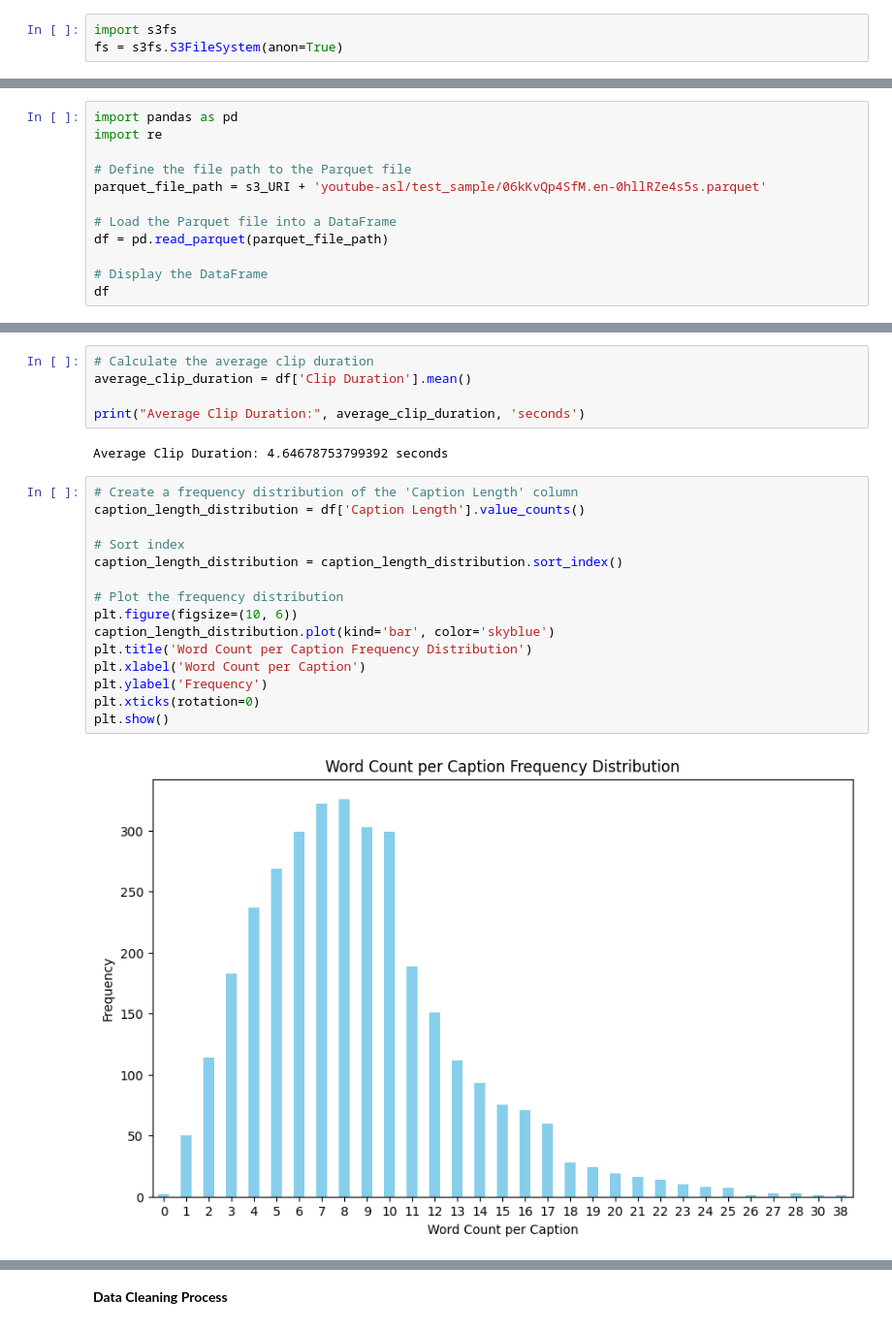
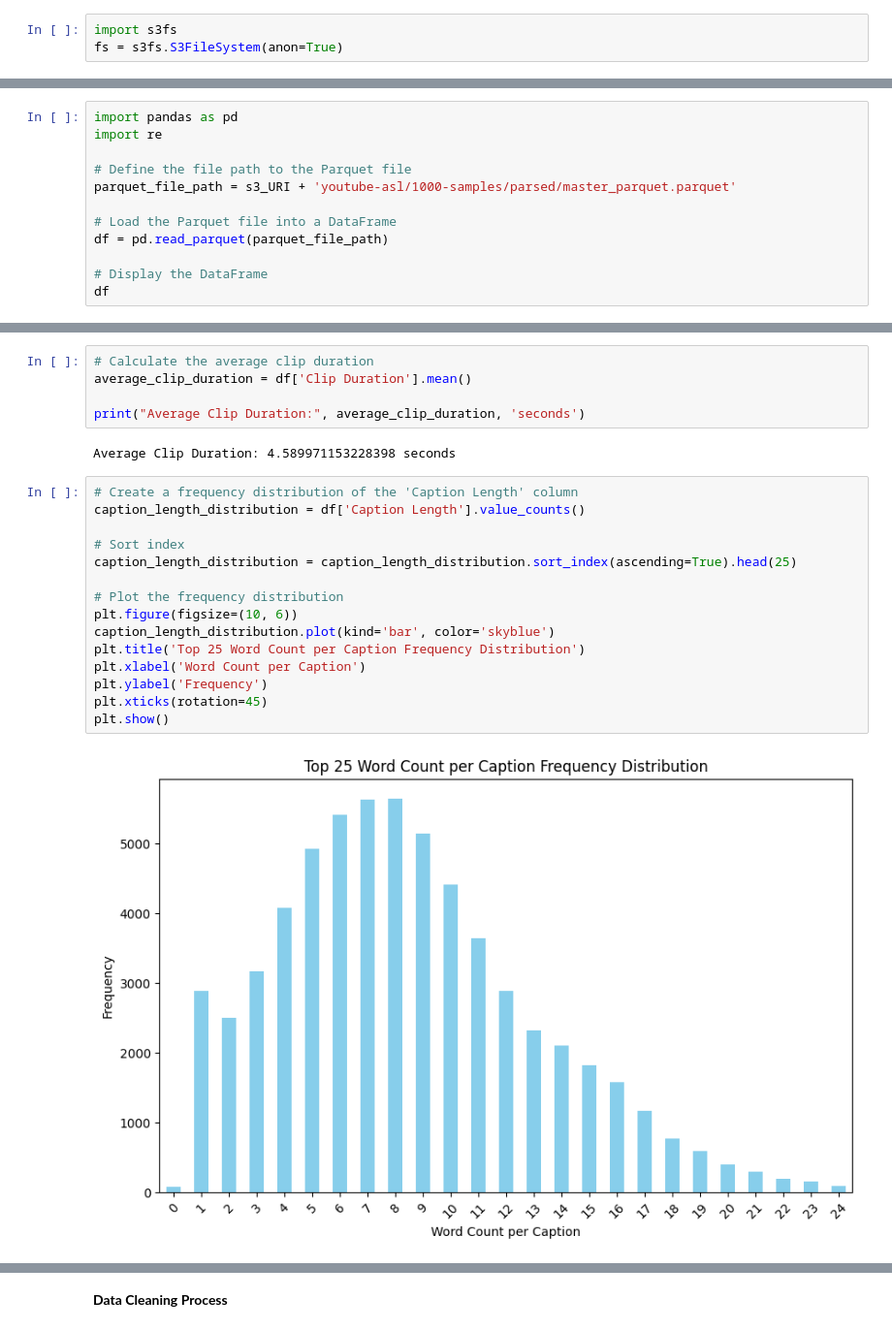
Before and after one commit to deanna-emery/ASL-Translator, a Jupyter notebook: data_processing/Nash_EDA_S3.ipynb, the cells around one changed output, grey strips where cells are left out. Shown at 97% size. Saved outputs shown, nothing was run; the diff lists cells and outputs as text.

```diff
--- a/data_processing/Nash_EDA_S3.ipynb
+++ b/data_processing/Nash_EDA_S3.ipynb
@@ -104,7 +40,7 @@ import pandas as pd
 import re
 
 # Define the file path to the Parquet file
-parquet_file_path = s3_URI + 'youtube-asl/test_sample/06kKvQp4SfM.en-0hllRZe4s5s.parquet'
+parquet_file_path = s3_URI + 'youtube-asl/1000-samples/parsed/master_parquet.parquet'
 
 # Load the Parquet file into a DataFrame
 df = pd.read_parquet(parquet_file_path)
@@ -261,22 +195,22 @@ average_clip_duration = df['Clip Duration'].mean()
 
 print("Average Clip Duration:", average_clip_duration, 'seconds')
 # %% [output]
-Average Clip Duration: 4.64678753799392 seconds
+Average Clip Duration: 4.589971153228398 seconds
 # %%
 # Create a frequency distribution of the 'Caption Length' column
 caption_length_distribution = df['Caption Length'].value_counts()
 
 # Sort index
-caption_length_distribution = caption_length_distribution.sort_index()
+caption_length_distribution = caption_length_distribution.sort_index(ascending=True).head(25)
 
 # Plot the frequency distribution
 plt.figure(figsize=(10, 6))
 caption_length_distribution.plot(kind='bar', color='skyblue')
-plt.title('Word Count per Caption Frequency Distribution')
+plt.title('Top 25 Word Count per Caption Frequency Distribution')
 plt.xlabel('Word Count per Caption')
 plt.ylabel('Frequency')
-plt.xticks(rotation=0)
+plt.xticks(rotation=45)
 plt.show()
 # %% [output]
-[figure, old version]
+[figure, new version]
 # %%
```
Also changed, not shown: parts of 67 cells of this notebook, 2 other files.
